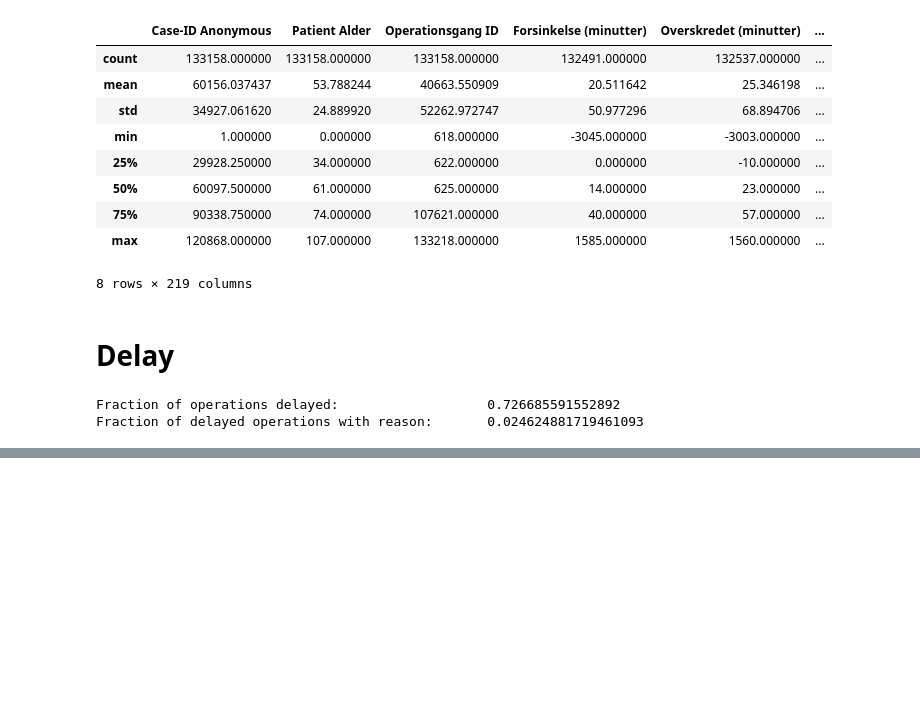
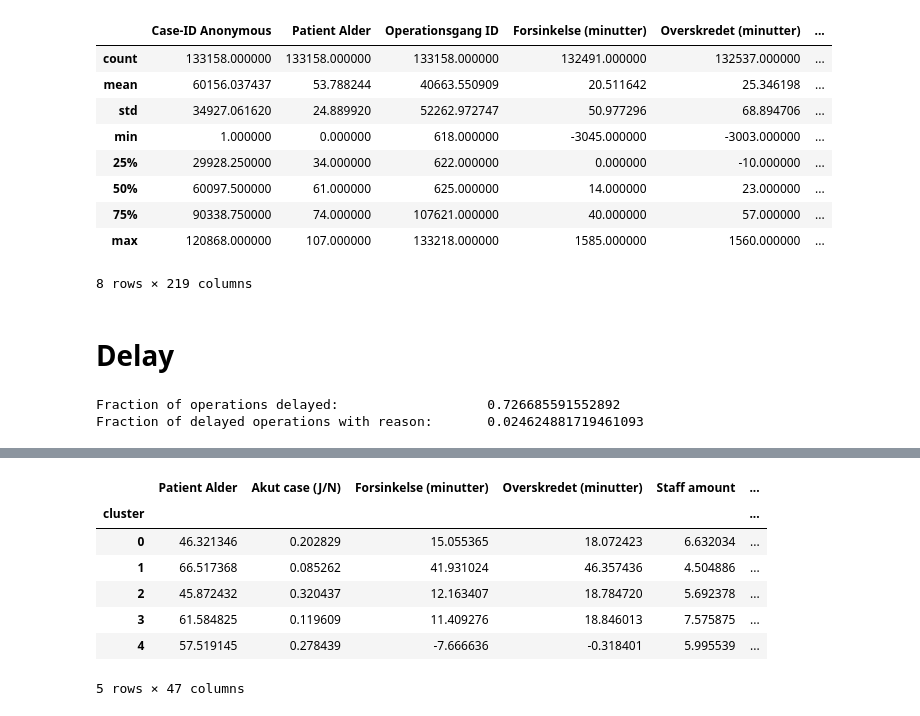
Before and after one commit to killermort9/AnalyticsToAction, a Jupyter notebook: esther.ipynb, the cells around one changed output, grey strips where cells are left out. Drawn from its saved outputs; the diff is of its cells as text; code cells hidden in the pictures; blank space fills up the shorter version.

```diff
--- a/esther.ipynb
+++ b/esther.ipynb
@@ -69,0 +155,13 @@ Name: Speciale_Øre-næse-hals, Length: 133158, dtype: bool
+# %%
+# Compare mean values per cluster
+cluster_summary = df_final.groupby('cluster').mean()
+cluster_summary
+# %% [output]
+|  | Patient Alder | Akut case (J/N) | Forsinkelse (minutter) | Overskredet (minutter) | Staff amount | ... |
+| cluster |  |  |  |  |  | ... |
+| 0 | 46.321346 | 0.202829 | 15.055365 | 18.072423 | 6.632034 | ... |
+| 1 | 66.517368 | 0.085262 | 41.931024 | 46.357436 | 4.504886 | ... |
+| 2 | 45.872432 | 0.320437 | 12.163407 | 18.784720 | 5.692378 | ... |
+| 3 | 61.584825 | 0.119609 | 11.409276 | 18.846013 | 7.575875 | ... |
+| 4 | 57.519145 | 0.278439 | -7.666636 | -0.318401 | 5.995539 | ... |
+5 rows × 47 columns
```
Also changed, not shown: parts of 20 cells of this notebook.
